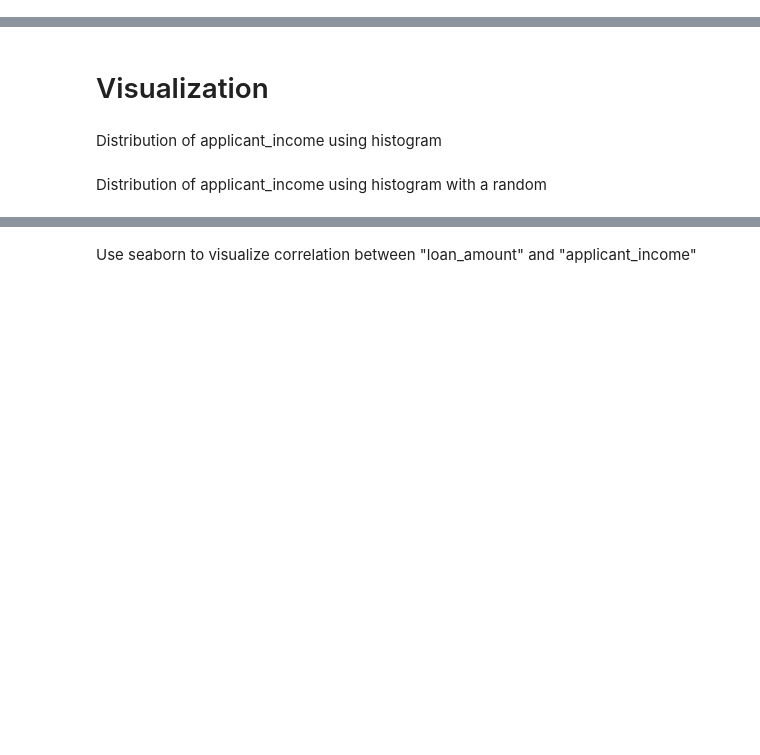
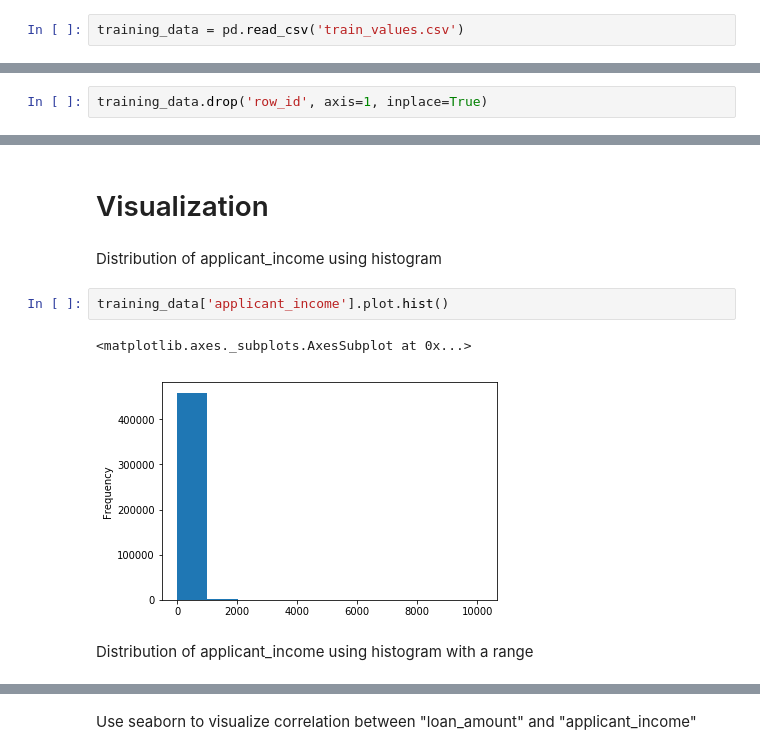
Before and after one commit to peter-ohara/Capstone1, a Jupyter notebook: Capstone.ipynb, the cells around one changed output, grey strips where cells are left out. Drawn from its saved outputs; the diff is of its cells as text; blank space fills up the shorter version.

Commit message:
feat: Implement Analysis and Visualization part of capstone

```diff
--- a/Capstone.ipynb
+++ b/Capstone.ipynb
@@ -16,5 +16,7 @@ import seaborn as sns
 # Analysis
 # %% [markdown]
 Import data
+# %%
+training_data = pd.read_csv('train_values.csv')
 # %% [markdown]
 Show your data
@@ -35,4 +147,6 @@ Display the detail of applicant with row 20
 # %% [markdown]
 Delete row_id column
+# %%
+training_data.drop('row_id', axis=1, inplace=True)
 # %% [markdown]
 Check the shape of your data again
@@ -50,5 +200,10 @@ Standard deviation of loan amount
 # Visualization
 # %% [markdown]
 Distribution of applicant_income using histogram
+# %%
+training_data['applicant_income'].plot.hist()
+# %% [output]
+<matplotlib.axes._subplots.AxesSubplot at 0x...>
+[figure, added]
 # %% [markdown]
-Distribution of applicant_income using histogram with a random
+Distribution of applicant_income using histogram with a range
```
Also changed, not shown: parts of 17 cells of this notebook, 4 other files.
